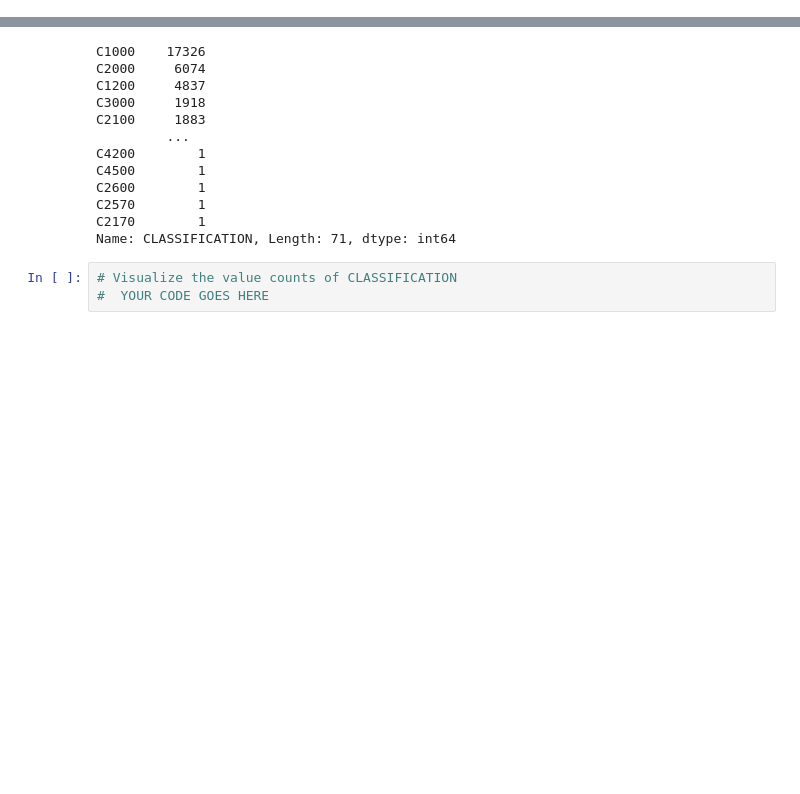
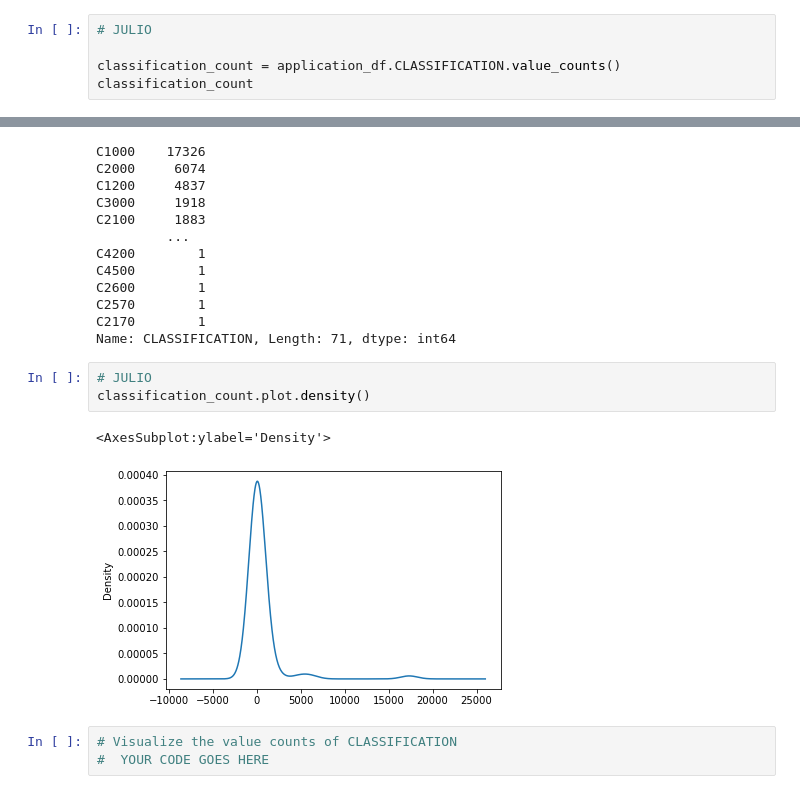
Before and after one commit to juliomeza/Neural_Network_Charity_Analysis, a Jupyter notebook: AlphabetSoupCharity.ipynb, the cells around one changed output, grey strips where cells are left out. Drawn from its saved outputs; the diff is of its cells as text; blank space fills up the shorter version.

```diff
--- a/AlphabetSoupCharity.ipynb
+++ b/AlphabetSoupCharity.ipynb
@@ -159,3 +147,8 @@ T7         725
 T10        528
 Other      276
 Name: APPLICATION_TYPE, dtype: int64
+# %%
+# JULIO
+
+classification_count = application_df.CLASSIFICATION.value_counts()
+classification_count
@@ -175,6 +181,12 @@ C2600        1
 C2570        1
 C2170        1
 Name: CLASSIFICATION, Length: 71, dtype: int64
+# %%
+# JULIO
+classification_count.plot.density()
+# %% [output]
+<AxesSubplot:ylabel='Density'>
+[figure, added]
 # %%
 # Visualize the value counts of CLASSIFICATION
 #  YOUR CODE GOES HERE
```
Also changed, not shown: parts of 4 cells of this notebook.
